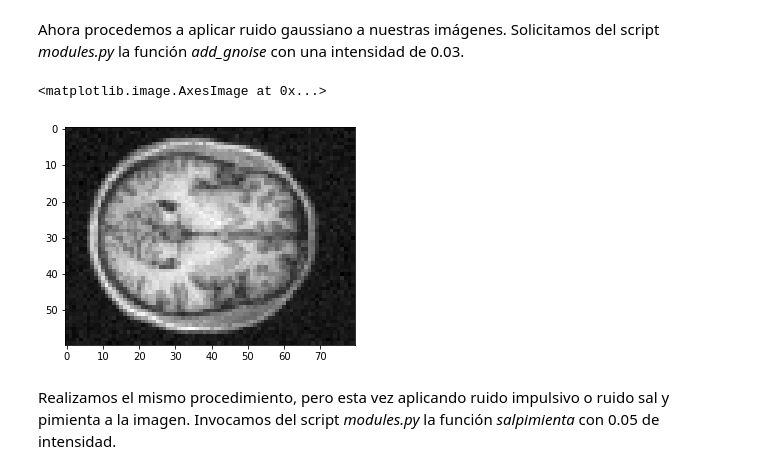
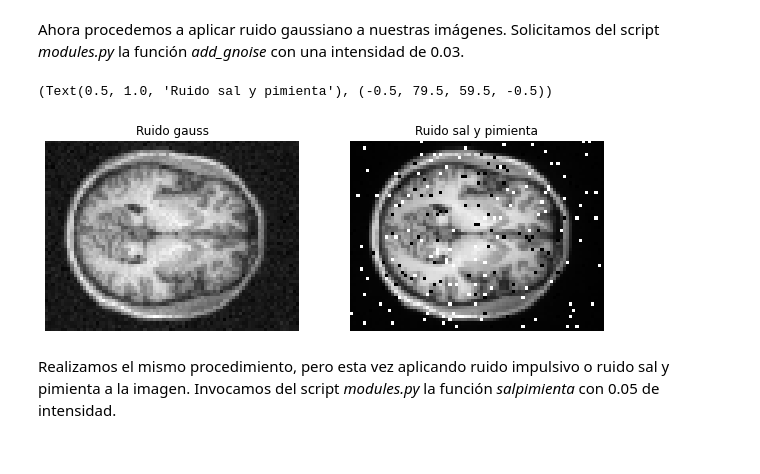
Before and after one commit to Mariaprddz/Analisis, a Jupyter notebook: Analisis/aniso_filter.ipynb, the cells around one changed output. Saved outputs shown, nothing was run; the diff lists cells and outputs as text; code cells hidden in the pictures.

```diff
--- a/Analisis/aniso_filter.ipynb
+++ b/Analisis/aniso_filter.ipynb
@@ -31,12 +31,19 @@ import funciones
 # %% [markdown]
 #### 2. Cargamos las imagenes
 # %%
-img1 = nib.load(r'\Users\Maria\Desktop\data\sub-01\anat\sub-01_T1w.nii.gz')
-img2 = nib.load(r'\Users\Maria\Desktop\data\sub-17\anat\sub-17_T1w.nii.gz')
-img3 = nib.load(r'\Users\Maria\Desktop\data\sub-26\anat\sub-26_T1w.nii.gz')
-img4 = nib.load(r'\Users\Maria\Desktop\data\sub-31\anat\sub-31_T1w.nii.gz')
-img5 = nib.load(r'\Users\Maria\Desktop\data\sub-13\anat\sub-13_T1w.nii.gz')
-img6 = nib.load(r'\Users\Maria\Desktop\data\sub-15\anat\sub-15_T1w.nii.gz')
+#img1 = nib.load(r'\Users\Maria\Desktop\data\sub-01\anat\sub-01_T1w.nii.gz')
+#img2 = nib.load(r'\Users\Maria\Desktop\data\sub-17\anat\sub-17_T1w.nii.gz')
+#img3 = nib.load(r'\Users\Maria\Desktop\data\sub-26\anat\sub-26_T1w.nii.gz')
+#img4 = nib.load(r'\Users\Maria\Desktop\data\sub-31\anat\sub-31_T1w.nii.gz')
+#img5 = nib.load(r'\Users\Maria\Desktop\data\sub-13\anat\sub-13_T1w.nii.gz')
+#img6 = nib.load(r'\Users\Maria\Desktop\data\sub-15\anat\sub-15_T1w.nii.gz')
+
+img1 = nib.load('/Users/gemaperez/Imagen/bd_schizo/sub-01/anat/sub-01_T1w.nii.gz')
+img2 = nib.load('/Users/gemaperez/Imagen/bd_schizo/sub-02/anat/sub-02_T1w.nii.gz')
+img3 = nib.load('/Users/gemaperez/Imagen/bd_schizo/sub-03/anat/sub-03_T1w.nii.gz')
+img4 = nib.load('/Users/gemaperez/Imagen/bd_schizo/sub-04/anat/sub-04_T1w.nii.gz')
+img5 = nib.load('/Users/gemaperez/Imagen/bd_schizo/sub-05/anat/sub-05_T1w.nii.gz')
+img6 = nib.load('/Users/gemaperez/Imagen/bd_schizo/sub-06/anat/sub-06_T1w.nii.gz')
 # %% [markdown]
 Vamos a estudiar algunas características de los datos que hemos cargado, además de mostrarlos por pantalla.
 # %%
@@ -96,10 +113,19 @@ Ahora procedemos a aplicar ruido gaussiano a nuestras imágenes. Solicitamos del
 # %%
 #Aplicar ruido gaussiano con intensidad de 0.03.
 
+fig = plt.figure(figsize=(10,10))
+plt.subplot(121)
 img_gauss=modules.add_gnoise(img_o,0.03)
 plt.imshow(img_gauss, cmap=plt.cm.gray)
+plt.title('Ruido gauss'), plt.axis('off')
+
+#Aplicar ruido impulsivo con 0.05 de intensidad
+plt.subplot(122)
+img_salpimienta=modules.salpimienta(img_o,0.05)
+plt.imshow(img_salpimienta, cmap=plt.cm.gray)
+plt.title('Ruido sal y pimienta'), plt.axis('off')
 # %% [output]
-<matplotlib.image.AxesImage at 0x...>
+(Text(0.5, 1.0, 'Ruido sal y pimienta'), (-0.5, 79.5, 59.5, -0.5))
-[figure, old version]
+[figure, new version]
 # %% [markdown]
 Realizamos el mismo procedimiento, pero esta vez aplicando ruido impulsivo o ruido sal y pimienta a la imagen. Invocamos del script *modules.py* la función *salpimienta* con 0.05 de intensidad.
```
Also changed, not shown: parts of 5 cells of this notebook.
